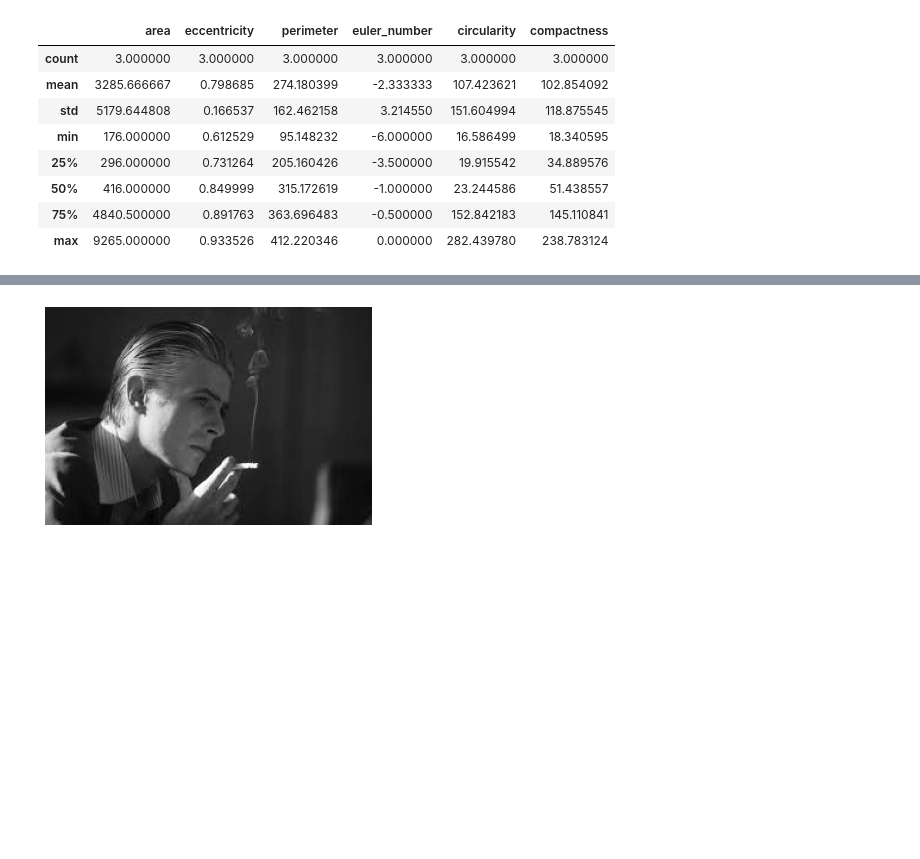
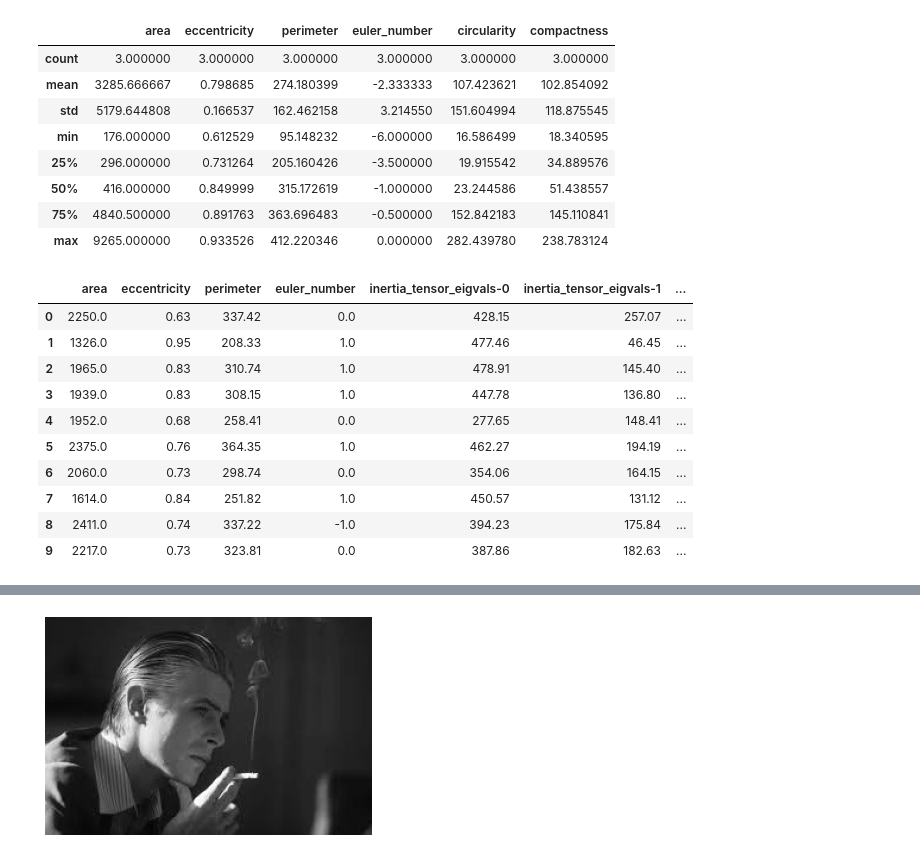
Before and after one commit to jpcano1/ISIS_4825_skimage_last, a Jupyter notebook: Scikit_Image_Final_Bootcamp.ipynb, the cells around one changed output, grey strips where cells are left out. Saved outputs shown, nothing was run; the diff lists cells and outputs as text; code cells hidden in the pictures; blank space fills up the shorter version.

```diff
--- a/Scikit_Image_Final_Bootcamp.ipynb
+++ b/Scikit_Image_Final_Bootcamp.ipynb
@@ -592,3 +618,36 @@ props_df.describe()
+# %%
+region_list = []
+for dir_ in dir_list:
+    img = io.imread(dir_)
+    regions = regionprops_table(img, properties=["area",
+                                                 "eccentricity",
+                                                 "perimeter",
+                                                 "euler_number",
+                                                 "inertia_tensor_eigvals"])
+    region_list.append(regions)
+# %%
+df = pd.DataFrame(region_list)
+# %%
+df.loc[:, "circularity"] = df["area"] * 4*np.pi / df["perimeter"]
+df.loc[:, "compactness"] = df["perimeter"]**2 / df["area"]
+# %%
+for col in df:
+    df[col] = df.apply(lambda x: x[col][0], axis=1)
+    df[col] = df.apply(lambda x: np.round(x[col], 2), axis=1)
+# %%
+df
+# %% [output]
+|  | area | eccentricity | perimeter | euler_number | inertia_tensor_eigvals-0 | inertia_tensor_eigvals-1 | ... |
+| 0 | 2250.0 | 0.63 | 337.42 | 0.0 | 428.15 | 257.07 | ... |
+| 1 | 1326.0 | 0.95 | 208.33 | 1.0 | 477.46 | 46.45 | ... |
+| 2 | 1965.0 | 0.83 | 310.74 | 1.0 | 478.91 | 145.40 | ... |
+| 3 | 1939.0 | 0.83 | 308.15 | 1.0 | 447.78 | 136.80 | ... |
+| 4 | 1952.0 | 0.68 | 258.41 | 0.0 | 277.65 | 148.41 | ... |
+| 5 | 2375.0 | 0.76 | 364.35 | 1.0 | 462.27 | 194.19 | ... |
+| 6 | 2060.0 | 0.73 | 298.74 | 0.0 | 354.06 | 164.15 | ... |
+| 7 | 1614.0 | 0.84 | 251.82 | 1.0 | 450.57 | 131.12 | ... |
+| 8 | 2411.0 | 0.74 | 337.22 | -1.0 | 394.23 | 175.84 | ... |
+| 9 | 2217.0 | 0.73 | 323.81 | 0.0 | 387.86 | 182.63 | ... |
 # %% [markdown]
 # **Características de la Imagen**<a name="id4"></a>
 ## **Histograma De Gradientes Orientados**<a name="id4-1"></a>
```
Also changed, not shown: parts of 4 cells of this notebook, 1 other file.
